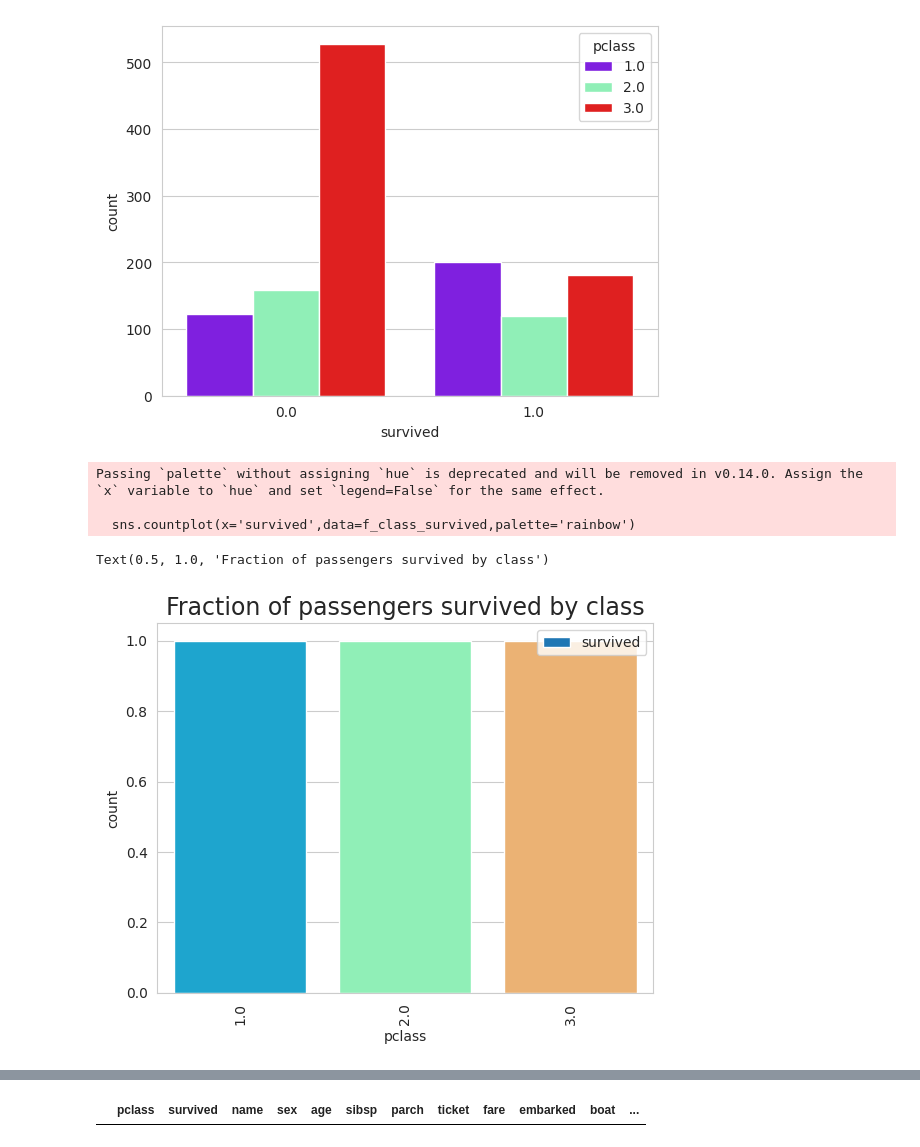
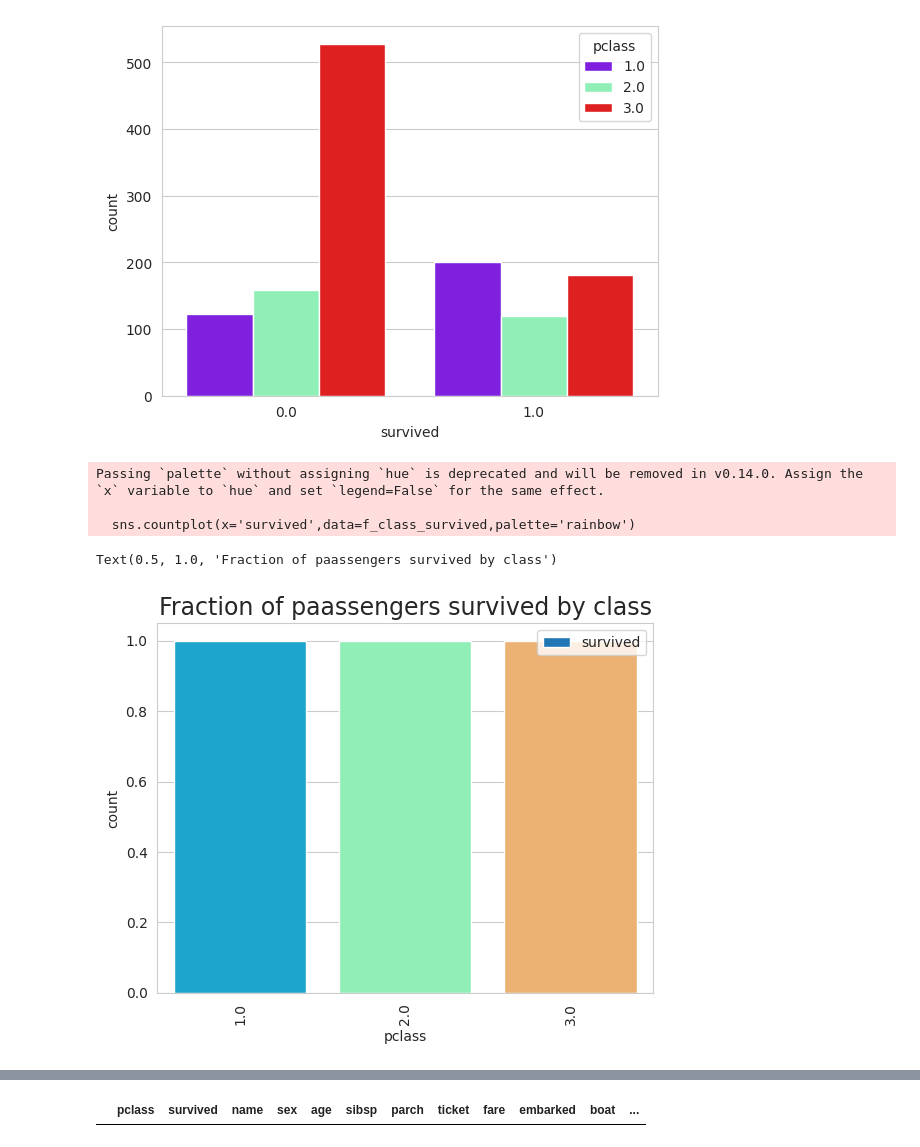
Before and after one commit to 2303A51035/AIML-2025, a Jupyter notebook: Lab05-AIML.ipynb, the cells around one changed output, grey strips where cells are left out. Saved outputs shown, nothing was run; the diff lists cells and outputs as text; code cells hidden in the pictures.

```diff
--- a/Lab05-AIML.ipynb
+++ b/Lab05-AIML.ipynb
@@ -20,0 +9,3 @@ df.head()
+# %%
+df=pd.read_csv("/content/drive/MyDrive/titanic.csv")
+df.head()
@@ -91,16 +89,16 @@ sns.countplot(x='survived',hue='pclass',data=df,palette='rainbow')
 [figure]
 # %%
 f_class_survived=df.groupby('pclass')['survived'].mean()
-f_class_survived = pd.DataFrame(f_class_survived)
+f_class_survived=pd.DataFrame(f_class_survived)
 f_class_survived
 f_class_survived.plot.bar(y='survived')
 sns.countplot(x='survived',data=f_class_survived,palette='rainbow')
-plt.title("Fraction of passengers survived by class",fontsize=17)
+plt.title("Fraction of paassengers survived by class",fontsize=17)
 # %% [output]
 Passing `palette` without assigning `hue` is deprecated and will be removed in v0.14.0. Assign the `x` variable to `hue` and set `legend=False` for the same effect.
 
   sns.countplot(x='survived',data=f_class_survived,palette='rainbow')
-Text(0.5, 1.0, 'Fraction of passengers survived by class')
+Text(0.5, 1.0, 'Fraction of paassengers survived by class')
-[figure, old version]
+[figure, new version]
 # %%
 f_class_Age=df.groupby('pclass')['age'].mean()
```
Also changed, not shown: parts of 24 cells of this notebook.
